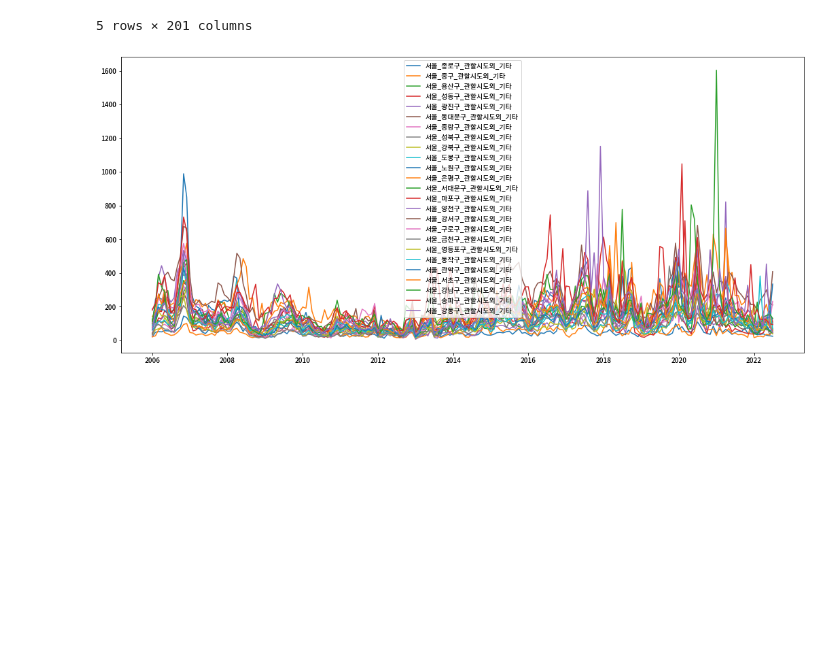
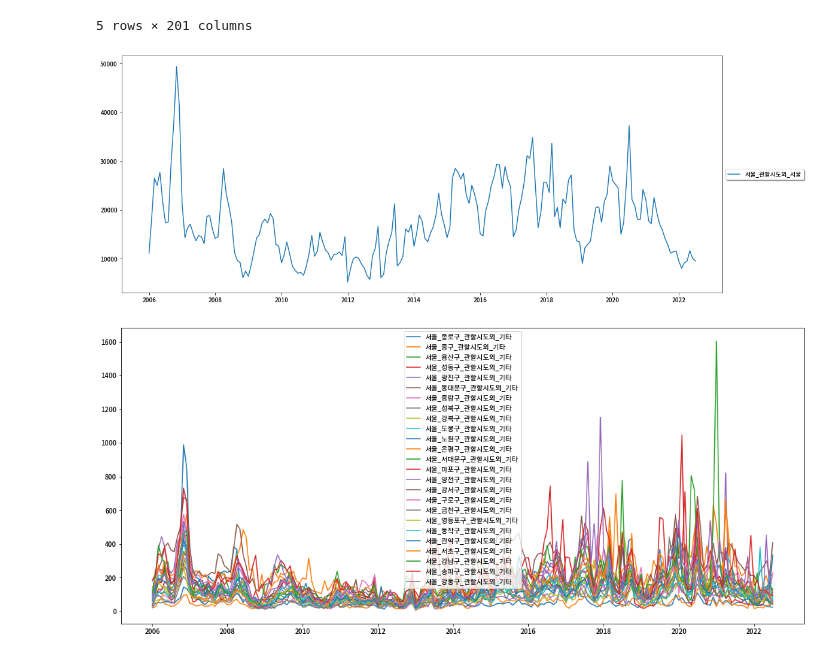
Before and after one commit to yeonghun00/real-estate, a Jupyter notebook: market.ipynb, the cells around one changed output. Cells and saved outputs as stored; diff of their text form; code cells hidden in the pictures; blank space fills up the shorter version.

```diff
--- a/market.ipynb
+++ b/market.ipynb
@@ -83,6 +89,17 @@ def get_data(loc=['전국'], buyer=['합계']):
   t = t.loc[t['매입자거주지'].isin(buyer)]
   t = t.rename(index=dict(zip((t['지역'] + '_' + t['매입자거주지']).index, (t['지역'] + '_' + t['매입자거주지']))))
   return t.drop(columns=['지역', '매입자거주지']).T
+# %%
+import matplotlib.pyplot as plt
+
+fig = plt.figure(figsize=(18,16))
+ax = fig.add_subplot(2, 1, 1)
+plt.plot(get_data('서울', '합계'))
+ax.legend(data, loc='center left',  bbox_to_anchor=(1, 0.5), fancybox=True, shadow=True)
+
+plt.show()
+# %% [output]
+[figure, added]
 # %%
 import matplotlib.pyplot as plt
 
```
Also changed, not shown: parts of 1 cell of this notebook.
